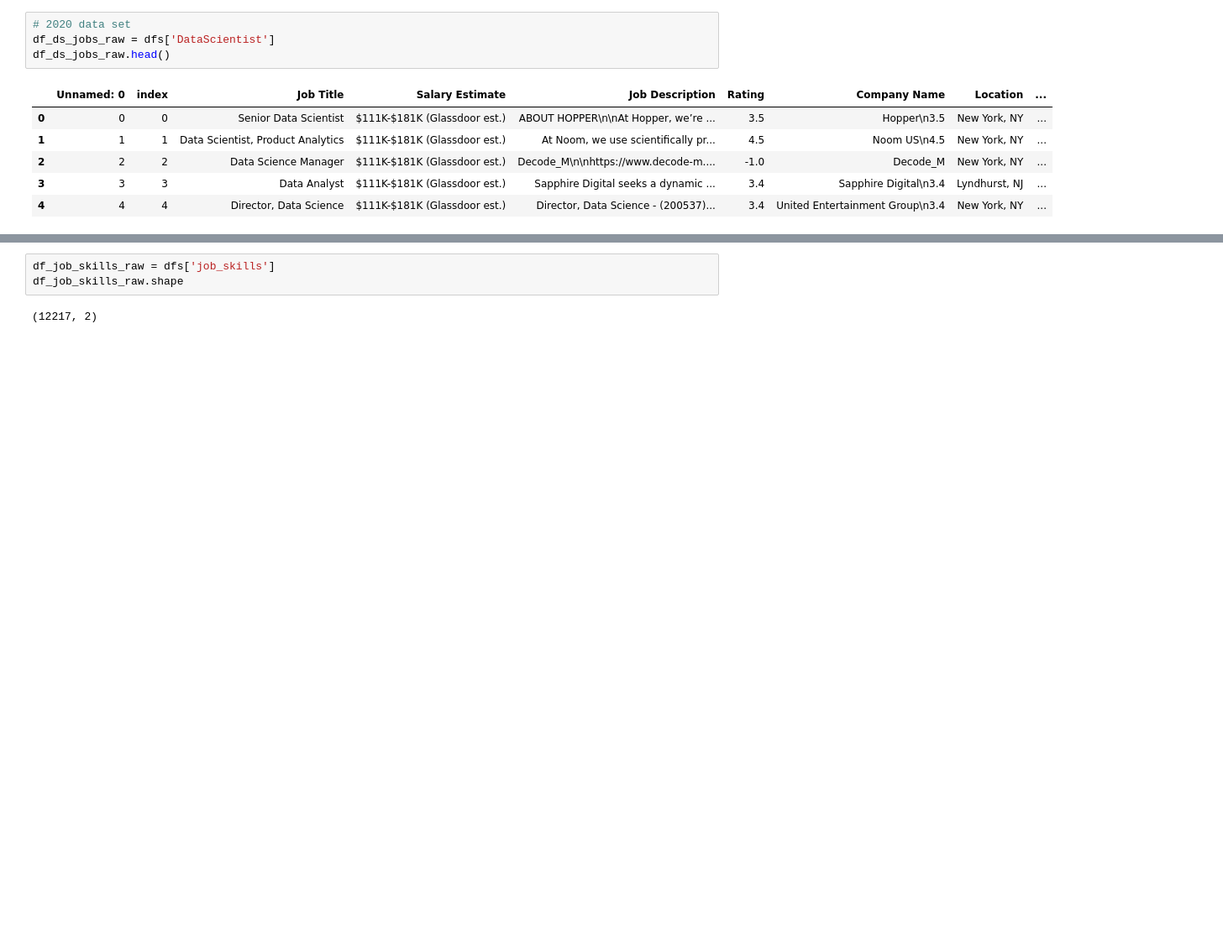
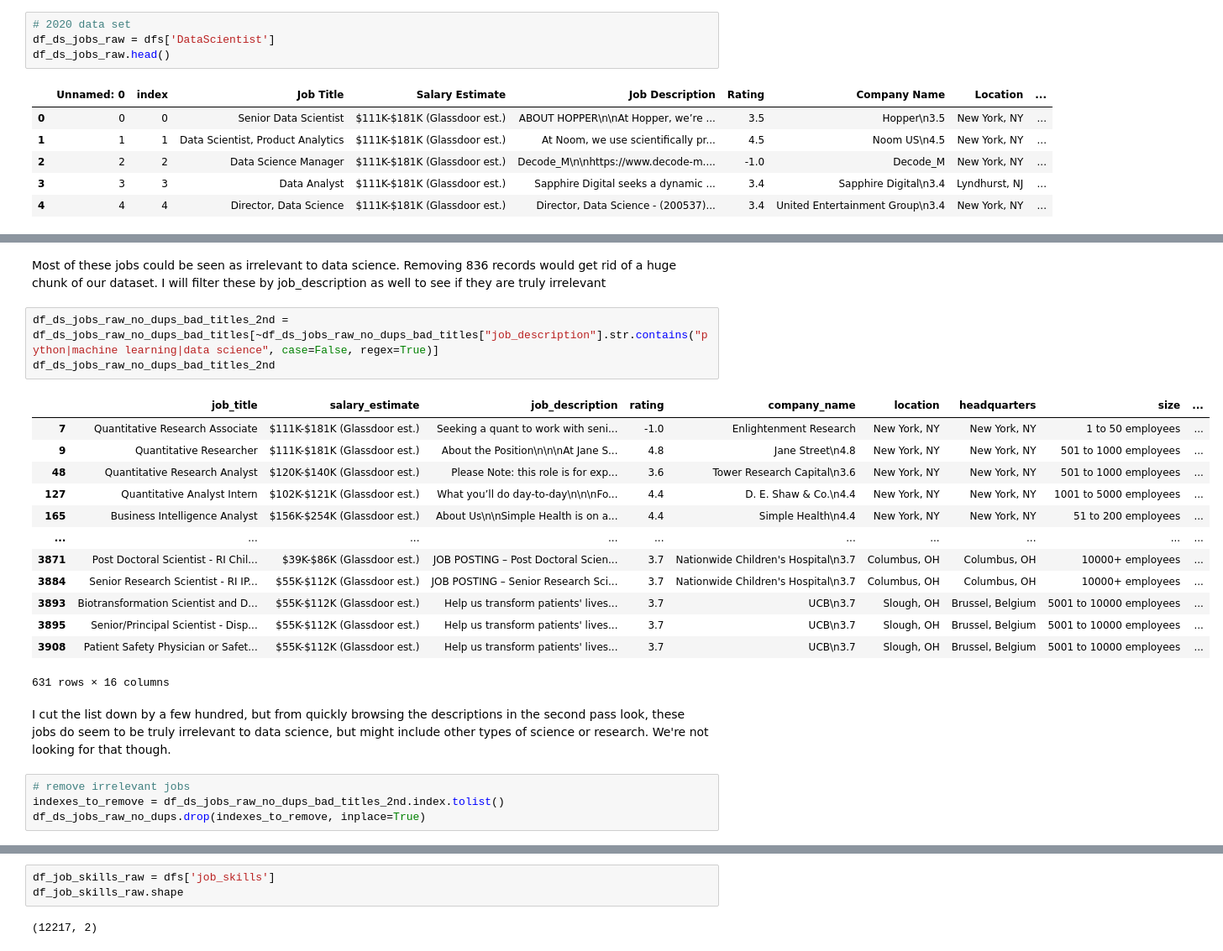
Before and after one commit to Thomas-Kulch/text_data_toolkit, a Jupyter notebook: eda/EDA_Job_Descriptions.ipynb, the cells around one changed output, grey strips where cells are left out. Shown: that part at 84% size. Cells and saved outputs as stored; diff of their text form; blank space fills up the shorter version.

```diff
--- a/eda/EDA_Job_Descriptions.ipynb
+++ b/eda/EDA_Job_Descriptions.ipynb
@@ -65,0 +205,25 @@ df_ds_jobs_raw.head()
+# %% [markdown]
+Most of these jobs could be seen as irrelevant to data science. Removing 836 records would get rid of a huge chunk of our dataset. I will filter these by job_description as well to see if they are truly irrelevant
+# %%
+df_ds_jobs_raw_no_dups_bad_titles_2nd = df_ds_jobs_raw_no_dups_bad_titles[~df_ds_jobs_raw_no_dups_bad_titles["job_description"].str.contains("python|machine learning|data science", case=False, regex=True)]
+df_ds_jobs_raw_no_dups_bad_titles_2nd
+# %% [output]
+|  | job_title | salary_estimate | job_description | rating | company_name | location | headquarters | size | ... |
+| 7 | Quantitative Research Associate | $111K-$181K (Glassdoor est.) | Seeking a quant to work with seni... | -1.0 | Enlightenment Research | New York, NY | New York, NY | 1 to 50 employees | ... |
+| 9 | Quantitative Researcher | $111K-$181K (Glassdoor est.) | About the Position\n\n\nAt Jane S... | 4.8 | Jane Street\n4.8 | New York, NY | New York, NY | 501 to 1000 employees | ... |
+| 48 | Quantitative Research Analyst | $120K-$140K (Glassdoor est.) | Please Note: this role is for exp... | 3.6 | Tower Research Capital\n3.6 | New York, NY | New York, NY | 501 to 1000 employees | ... |
+| 127 | Quantitative Analyst Intern | $102K-$121K (Glassdoor est.) | What you’ll do day-to-day\n\n\nFo... | 4.4 | D. E. Shaw & Co.\n4.4 | New York, NY | New York, NY | 1001 to 5000 employees | ... |
+| 165 | Business Intelligence Analyst | $156K-$254K (Glassdoor est.) | About Us\n\nSimple Health is on a... | 4.4 | Simple Health\n4.4 | New York, NY | New York, NY | 51 to 200 employees | ... |
+| ... | ... | ... | ... | ... | ... | ... | ... | ... | ... |
+| 3871 | Post Doctoral Scientist - RI Chil... | $39K-$86K (Glassdoor est.) | JOB POSTING – Post Doctoral Scien... | 3.7 | Nationwide Children's Hospital\n3.7 | Columbus, OH | Columbus, OH | 10000+ employees | ... |
+| 3884 | Senior Research Scientist - RI IP... | $55K-$112K (Glassdoor est.) | JOB POSTING – Senior Research Sci... | 3.7 | Nationwide Children's Hospital\n3.7 | Columbus, OH | Columbus, OH | 10000+ employees | ... |
+| 3893 | Biotransformation Scientist and D... | $55K-$112K (Glassdoor est.) | Help us transform patients' lives... | 3.7 | UCB\n3.7 | Slough, OH | Brussel, Belgium | 5001 to 10000 employees | ... |
+| 3895 | Senior/Principal Scientist - Disp... | $55K-$112K (Glassdoor est.) | Help us transform patients' lives... | 3.7 | UCB\n3.7 | Slough, OH | Brussel, Belgium | 5001 to 10000 employees | ... |
+| 3908 | Patient Safety Physician or Safet... | $55K-$112K (Glassdoor est.) | Help us transform patients' lives... | 3.7 | UCB\n3.7 | Slough, OH | Brussel, Belgium | 5001 to 10000 employees | ... |
+631 rows × 16 columns
+# %% [markdown]
+I cut the list down by a few hundred, but from quickly browsing the descriptions in the second pass look, these jobs do seem to be truly irrelevant to data science, but might include other types of science or research. We're not looking for that though.
+# %%
+# remove irrelevant jobs
+indexes_to_remove = df_ds_jobs_raw_no_dups_bad_titles_2nd.index.tolist()
+df_ds_jobs_raw_no_dups.drop(indexes_to_remove, inplace=True)
```
Also changed, not shown: parts of 56 cells of this notebook, 1 other file.
